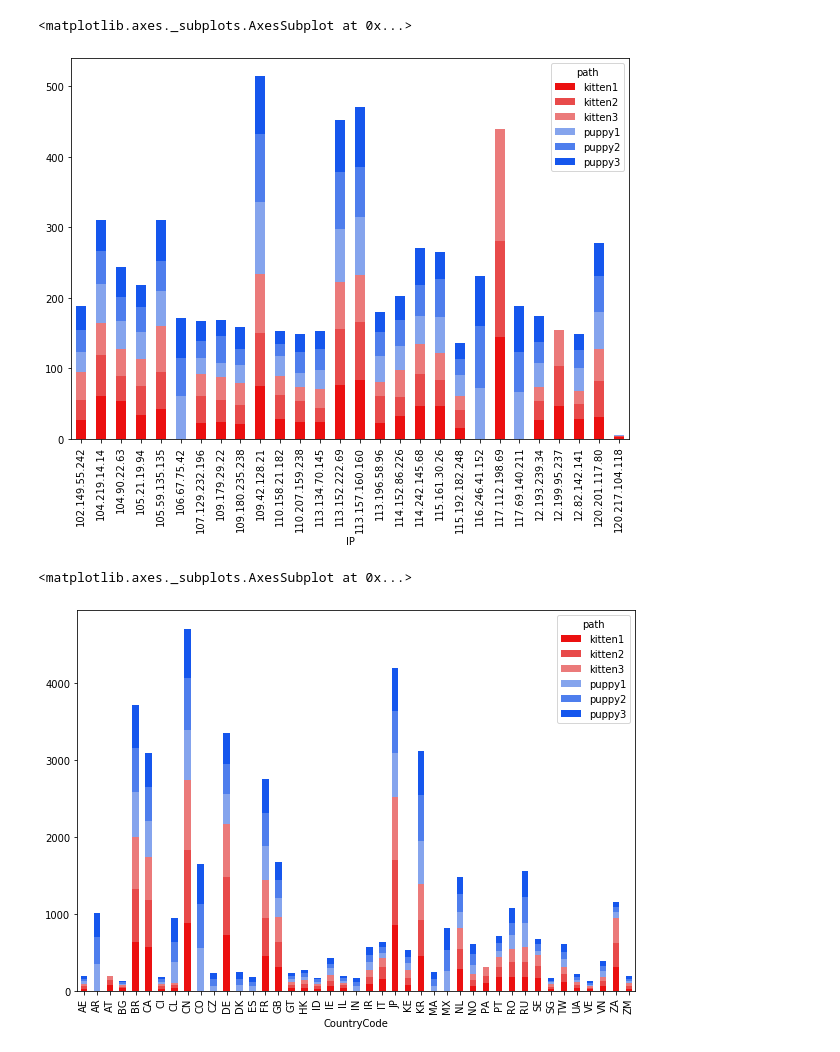
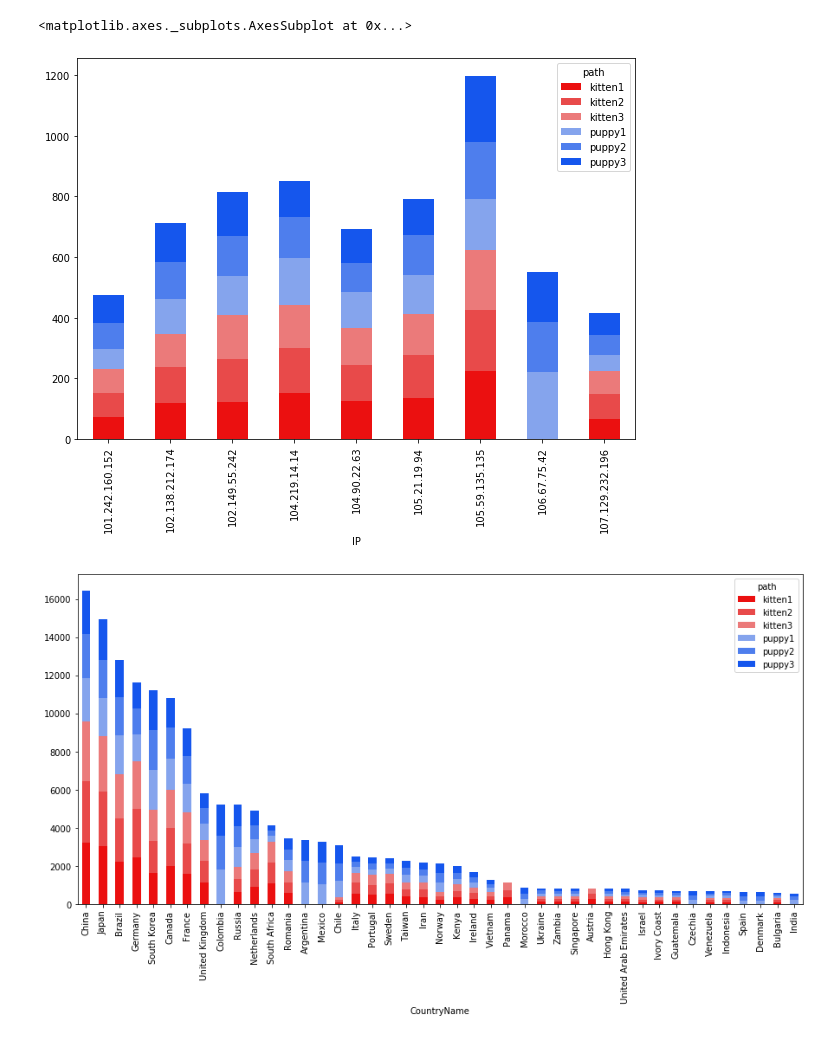
Before and after one commit to msilin/dogcat, a Jupyter notebook: Notebook_hk.ipynb, the cells around one changed output. Drawn from its saved outputs; the diff is of its cells as text; code cells hidden in the pictures.

Commit message:
how to save graphs

```diff
--- a/Notebook_hk.ipynb
+++ b/Notebook_hk.ipynb
@@ -1,7 +1,6 @@
 # %%
 import pandas as pd
 
-df = pd.read_csv("DF.csv")
-# df = df.drop['Accept']
+df = pd.read_csv("abc.csv")
 df
 # %% [output]
@@ -82,14 +66,15 @@ colors = ["#eb1010","#e84a4a","#eb7a7a","#85a4ed", "#4e7eed","#1556ed"]
 pivot_df.loc[:,['kitten1','kitten2', 'kitten3', 'puppy1', 'puppy2', 'puppy3']].plot.bar(stacked=True, color=colors, figsize=(10,7))
 # %% [output]
 <matplotlib.axes._subplots.AxesSubplot at 0x...>
-[figure, old version]
+[figure, new version]
 # %%
-# cp = df3.sort_values(by=['CountryCode'])
 cp = df3[df3.CountryCode != 'US']
-CountryPreferences = cp[0:100000].groupby(['CountryCode', 'path']).size().reset_index(name='value')
-pivot_dfcp = CountryPreferences.pivot(index='CountryCode', columns='path', values='value')
+
+sort = cp.groupby(['CountryName']).size().sort_values(ascending=False).index.tolist()
+CountryPreferences = cp.groupby(['CountryName', 'path']).size().reset_index(name='value')
+pivot_dfcp = CountryPreferences.pivot(index='CountryName', columns='path', values='value')
 colors = ["#eb1010","#e84a4a","#eb7a7a","#85a4ed", "#4e7eed","#1556ed"]
-pivot_dfcp.loc[:,['kitten1','kitten2', 'kitten3', 'puppy1', 'puppy2', 'puppy3']].plot.bar(stacked=True, color=colors, figsize=(10,7))
+graph = pivot_dfcp.loc[:,['kitten1','kitten2', 'kitten3', 'puppy1', 'puppy2', 'puppy3']].reindex(sort).plot.bar(stacked=True, color=colors, figsize=(15,7))
+graph.get_figure().savefig('preferences_by_country_withUS.png')
 # %% [output]
-<matplotlib.axes._subplots.AxesSubplot at 0x...>
-[figure, old version]
+[figure, new version]
```
Also changed, not shown: parts of 16 cells of this notebook, 1 other file.
